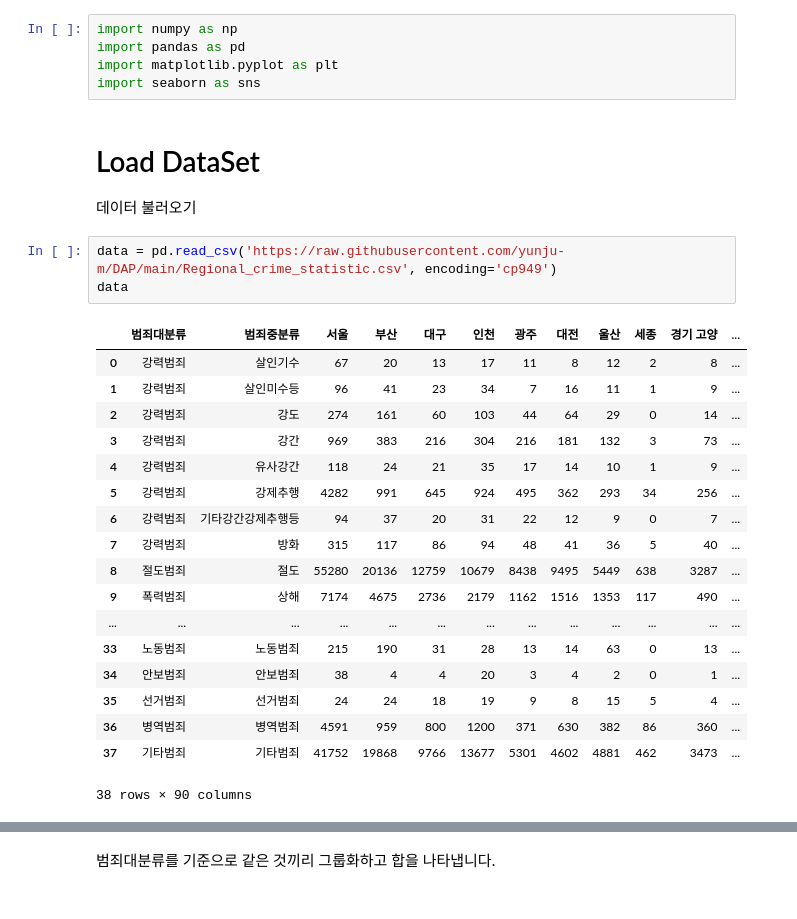
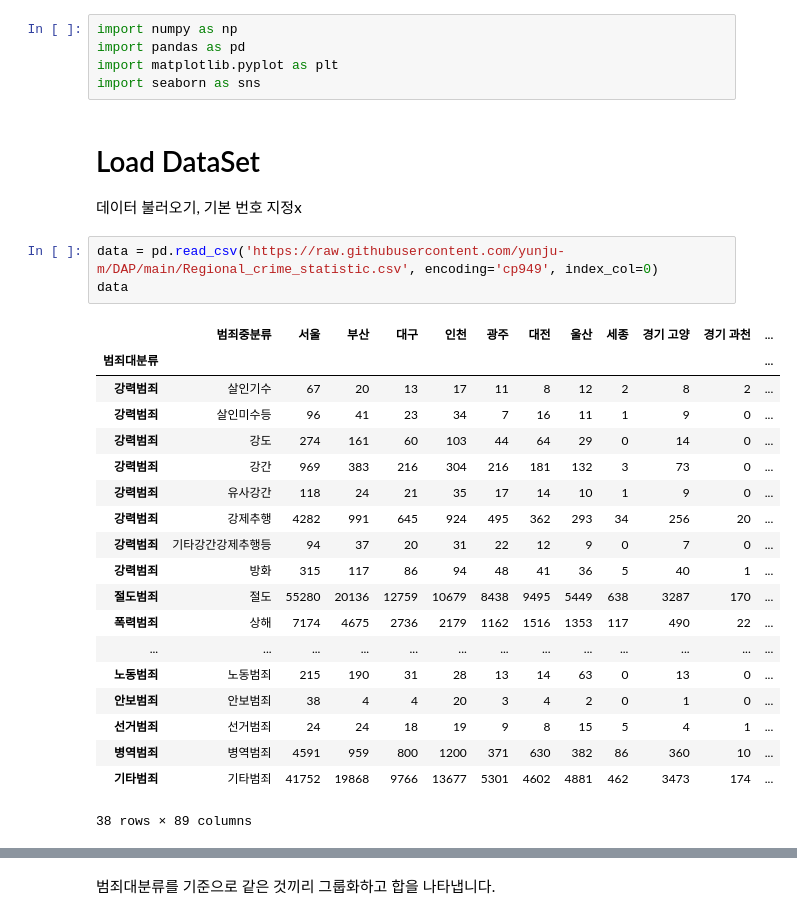
Before and after one commit to yunju-m/DAP, a Jupyter notebook: project.ipynb, the cells around one changed output, grey strips where cells are left out. Drawn from its saved outputs; the diff is of its cells as text.

```diff
--- a/project.ipynb
+++ b/project.ipynb
@@ -13,26 +13,27 @@ import matplotlib.pyplot as plt
 import seaborn as sns
 # %% [markdown]
 # Load DataSet
-데이터 불러오기
+데이터 불러오기, 기본 번호 지정x
 # %%
-data = pd.read_csv('https://raw.githubusercontent.com/yunju-m/DAP/main/Regional_crime_statistic.csv', encoding='cp949')
+data = pd.read_csv('https://raw.githubusercontent.com/yunju-m/DAP/main/Regional_crime_statistic.csv', encoding='cp949', index_col=0)
 data
 # %% [output]
-|  | 범죄대분류 | 범죄중분류 | 서울 | 부산 | 대구 | 인천 | 광주 | 대전 | 울산 | 세종 | 경기 고양 | ... |
-| 0 | 강력범죄 | 살인기수 | 67 | 20 | 13 | 17 | 11 | 8 | 12 | 2 | 8 | ... |
-| 1 | 강력범죄 | 살인미수등 | 96 | 41 | 23 | 34 | 7 | 16 | 11 | 1 | 9 | ... |
-| 2 | 강력범죄 | 강도 | 274 | 161 | 60 | 103 | 44 | 64 | 29 | 0 | 14 | ... |
-| 3 | 강력범죄 | 강간 | 969 | 383 | 216 | 304 | 216 | 181 | 132 | 3 | 73 | ... |
-| 4 | 강력범죄 | 유사강간 | 118 | 24 | 21 | 35 | 17 | 14 | 10 | 1 | 9 | ... |
-| 5 | 강력범죄 | 강제추행 | 4282 | 991 | 645 | 924 | 495 | 362 | 293 | 34 | 256 | ... |
-| 6 | 강력범죄 | 기타강간강제추행등 | 94 | 37 | 20 | 31 | 22 | 12 | 9 | 0 | 7 | ... |
-| 7 | 강력범죄 | 방화 | 315 | 117 | 86 | 94 | 48 | 41 | 36 | 5 | 40 | ... |
-| 8 | 절도범죄 | 절도 | 55280 | 20136 | 12759 | 10679 | 8438 | 9495 | 5449 | 638 | 3287 | ... |
-| 9 | 폭력범죄 | 상해 | 7174 | 4675 | 2736 | 2179 | 1162 | 1516 | 1353 | 117 | 490 | ... |
+|  | 범죄중분류 | 서울 | 부산 | 대구 | 인천 | 광주 | 대전 | 울산 | 세종 | 경기 고양 | 경기 과천 | ... |
+| 범죄대분류 |  |  |  |  |  |  |  |  |  |  |  | ... |
+| 강력범죄 | 살인기수 | 67 | 20 | 13 | 17 | 11 | 8 | 12 | 2 | 8 | 2 | ... |
+| 강력범죄 | 살인미수등 | 96 | 41 | 23 | 34 | 7 | 16 | 11 | 1 | 9 | 0 | ... |
+| 강력범죄 | 강도 | 274 | 161 | 60 | 103 | 44 | 64 | 29 | 0 | 14 | 0 | ... |
+| 강력범죄 | 강간 | 969 | 383 | 216 | 304 | 216 | 181 | 132 | 3 | 73 | 0 | ... |
+| 강력범죄 | 유사강간 | 118 | 24 | 21 | 35 | 17 | 14 | 10 | 1 | 9 | 0 | ... |
+| 강력범죄 | 강제추행 | 4282 | 991 | 645 | 924 | 495 | 362 | 293 | 34 | 256 | 20 | ... |
+| 강력범죄 | 기타강간강제추행등 | 94 | 37 | 20 | 31 | 22 | 12 | 9 | 0 | 7 | 0 | ... |
+| 강력범죄 | 방화 | 315 | 117 | 86 | 94 | 48 | 41 | 36 | 5 | 40 | 1 | ... |
+| 절도범죄 | 절도 | 55280 | 20136 | 12759 | 10679 | 8438 | 9495 | 5449 | 638 | 3287 | 170 | ... |
+| 폭력범죄 | 상해 | 7174 | 4675 | 2736 | 2179 | 1162 | 1516 | 1353 | 117 | 490 | 22 | ... |
 | ... | ... | ... | ... | ... | ... | ... | ... | ... | ... | ... | ... | ... |
-| 33 | 노동범죄 | 노동범죄 | 215 | 190 | 31 | 28 | 13 | 14 | 63 | 0 | 13 | ... |
-| 34 | 안보범죄 | 안보범죄 | 38 | 4 | 4 | 20 | 3 | 4 | 2 | 0 | 1 | ... |
-| 35 | 선거범죄 | 선거범죄 | 24 | 24 | 18 | 19 | 9 | 8 | 15 | 5 | 4 | ... |
-| 36 | 병역범죄 | 병역범죄 | 4591 | 959 | 800 | 1200 | 371 | 630 | 382 | 86 | 360 | ... |
-| 37 | 기타범죄 | 기타범죄 | 41752 | 19868 | 9766 | 13677 | 5301 | 4602 | 4881 | 462 | 3473 | ... |
+| 노동범죄 | 노동범죄 | 215 | 190 | 31 | 28 | 13 | 14 | 63 | 0 | 13 | 0 | ... |
+| 안보범죄 | 안보범죄 | 38 | 4 | 4 | 20 | 3 | 4 | 2 | 0 | 1 | 0 | ... |
+| 선거범죄 | 선거범죄 | 24 | 24 | 18 | 19 | 9 | 8 | 15 | 5 | 4 | 1 | ... |
+| 병역범죄 | 병역범죄 | 4591 | 959 | 800 | 1200 | 371 | 630 | 382 | 86 | 360 | 10 | ... |
+| 기타범죄 | 기타범죄 | 41752 | 19868 | 9766 | 13677 | 5301 | 4602 | 4881 | 462 | 3473 | 174 | ... |
-38 rows × 90 columns
+38 rows × 89 columns
```
Also changed, not shown: parts of 6 cells of this notebook.
